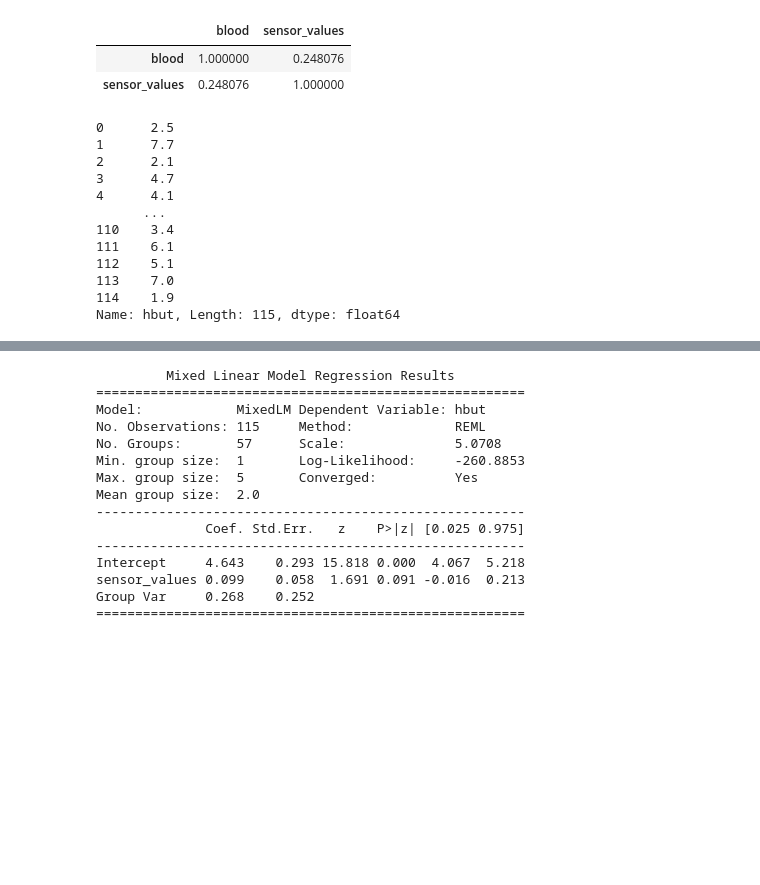
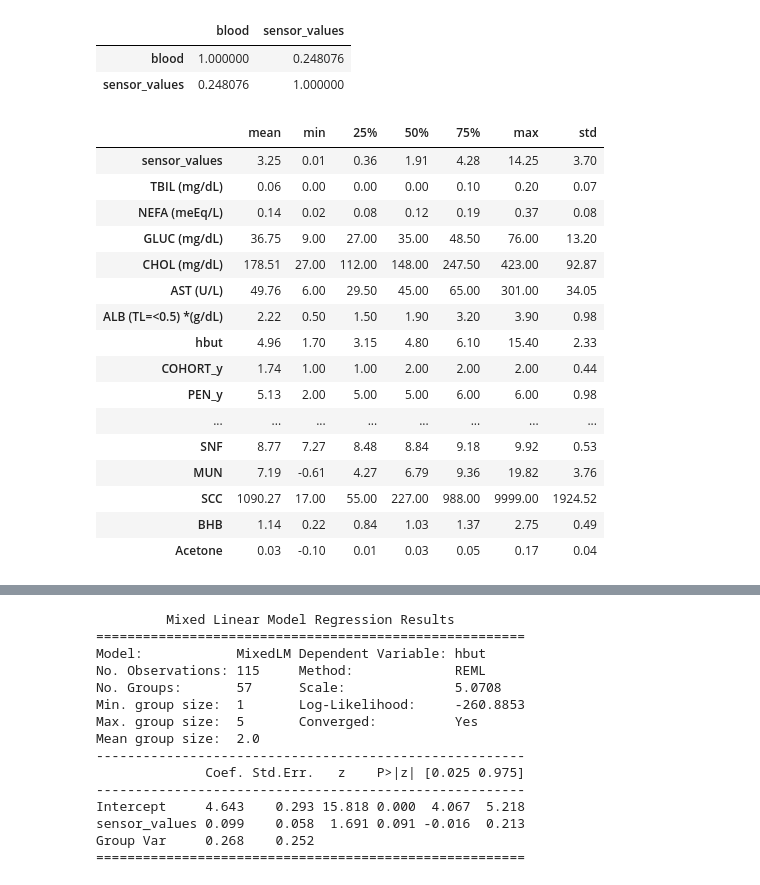
Before and after one commit to rajeshneupane7/ketosis_project, a Jupyter notebook: data_processing.ipynb, the cells around one changed output, grey strips where cells are left out. Drawn from its saved outputs; the diff is of its cells as text; code cells hidden in the pictures; blank space fills up the shorter version.

```diff
--- a/data_processing.ipynb
+++ b/data_processing.ipynb
@@ -120,17 +120,25 @@ merged_milk_df[['blood', 'sensor_values']].corr()
 # %%
 merged_milk_df['hbut']= merged_milk_df['HBUT (mg/dL)'].astype(float)
 # %%
-merged_milk_df['hbut'].astype(float)
+merged_milk_df.describe()[['sensor_values', 'TBIL (mg/dL)', 'NEFA (meEq/L)',
+       'GLUC (mg/dL)', 'CHOL (mg/dL)', 'AST (U/L)', 'ALB (TL=<0.5) *(g/dL)','hbut',
+       'COHORT_y', 'PEN_y', 'DAY_y', 'Fat', 'Protein', 'Lactose', 'SNF', 'MUN',
+       'SCC', 'BHB', 'Acetone']].T[['mean', 'min', '25%', '50%', '75%', 'max', 'std']].round(2)
 # %% [output]
-0      2.5
-1      7.7
-2      2.1
-3      4.7
-4      4.1
-      ...
-110    3.4
-111    6.1
-112    5.1
-113    7.0
-114    1.9
-Name: hbut, Length: 115, dtype: float64
+|  | mean | min | 25% | 50% | 75% | max | std |
+| sensor_values | 3.25 | 0.01 | 0.36 | 1.91 | 4.28 | 14.25 | 3.70 |
+| TBIL (mg/dL) | 0.06 | 0.00 | 0.00 | 0.00 | 0.10 | 0.20 | 0.07 |
+| NEFA (meEq/L) | 0.14 | 0.02 | 0.08 | 0.12 | 0.19 | 0.37 | 0.08 |
+| GLUC (mg/dL) | 36.75 | 9.00 | 27.00 | 35.00 | 48.50 | 76.00 | 13.20 |
+| CHOL (mg/dL) | 178.51 | 27.00 | 112.00 | 148.00 | 247.50 | 423.00 | 92.87 |
+| AST (U/L) | 49.76 | 6.00 | 29.50 | 45.00 | 65.00 | 301.00 | 34.05 |
+| ALB (TL=<0.5) *(g/dL) | 2.22 | 0.50 | 1.50 | 1.90 | 3.20 | 3.90 | 0.98 |
+| hbut | 4.96 | 1.70 | 3.15 | 4.80 | 6.10 | 15.40 | 2.33 |
+| COHORT_y | 1.74 | 1.00 | 1.00 | 2.00 | 2.00 | 2.00 | 0.44 |
+| PEN_y | 5.13 | 2.00 | 5.00 | 5.00 | 6.00 | 6.00 | 0.98 |
+| ... | ... | ... | ... | ... | ... | ... | ... |
+| SNF | 8.77 | 7.27 | 8.48 | 8.84 | 9.18 | 9.92 | 0.53 |
+| MUN | 7.19 | -0.61 | 4.27 | 6.79 | 9.36 | 19.82 | 3.76 |
+| SCC | 1090.27 | 17.00 | 55.00 | 227.00 | 988.00 | 9999.00 | 1924.52 |
+| BHB | 1.14 | 0.22 | 0.84 | 1.03 | 1.37 | 2.75 | 0.49 |
+| Acetone | 0.03 | -0.10 | 0.01 | 0.03 | 0.05 | 0.17 | 0.04 |
```
Also changed, not shown: parts of 4 cells of this notebook.
